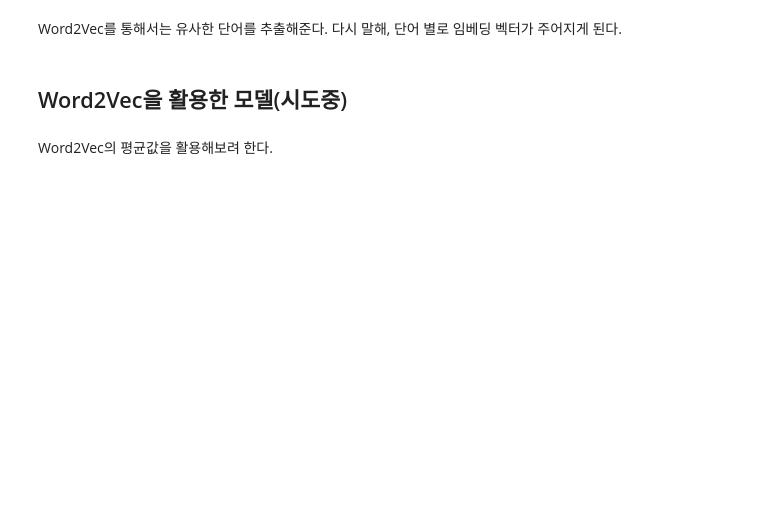
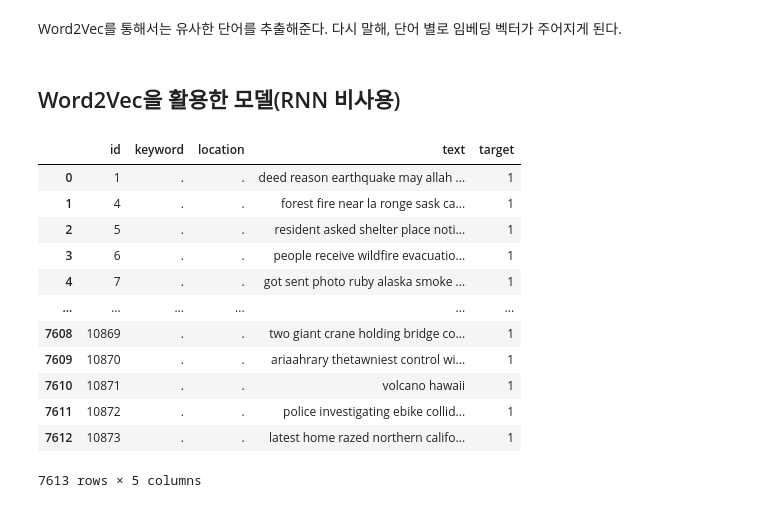
Before and after one commit to SeongwonTak/Data_Practices, a Jupyter notebook: Disaster_Tweeter/Disaster_Tweet_Classfication.ipynb, the cells around one changed output. Saved outputs shown, nothing was run; the diff lists cells and outputs as text; code cells hidden in the pictures; blank space fills up the shorter version.

```diff
--- a/Disaster_Tweeter/Disaster_Tweet_Classfication.ipynb
+++ b/Disaster_Tweeter/Disaster_Tweet_Classfication.ipynb
@@ -296,9 +296,23 @@ word_vector_model.wv.most_similar('fire')
 # %% [markdown]
 Word2Vec를 통해서는 유사한 단어를 추출해준다. 다시 말해, 단어 별로 임베딩 벡터가 주어지게 된다.
 # %% [markdown]
-## Word2Vec을 활용한 모델(시도중)
+## Word2Vec을 활용한 모델(RNN 비사용)
-# %% [markdown]
-Word2Vec의 평균값을 활용해보려 한다.
+# %%
+train_df
+# %% [output]
+|  | id | keyword | location | text | target |
+| 0 | 1 | . | . | deed reason earthquake may allah ... | 1 |
+| 1 | 4 | . | . | forest fire near la ronge sask ca... | 1 |
+| 2 | 5 | . | . | resident asked shelter place noti... | 1 |
+| 3 | 6 | . | . | people receive wildfire evacuatio... | 1 |
+| 4 | 7 | . | . | got sent photo ruby alaska smoke ... | 1 |
+| ... | ... | ... | ... | ... | ... |
+| 7608 | 10869 | . | . | two giant crane holding bridge co... | 1 |
+| 7609 | 10870 | . | . | ariaahrary thetawniest control wi... | 1 |
+| 7610 | 10871 | . | . | volcano hawaii | 1 |
+| 7611 | 10872 | . | . | police investigating ebike collid... | 1 |
+| 7612 | 10873 | . | . | latest home razed northern califo... | 1 |
+7613 rows × 5 columns
 # %%
 def text_tokenize(text):
     tokenizer = nltk.tokenize.WhitespaceTokenizer()
```
Also changed, not shown: parts of 37 cells of this notebook.
